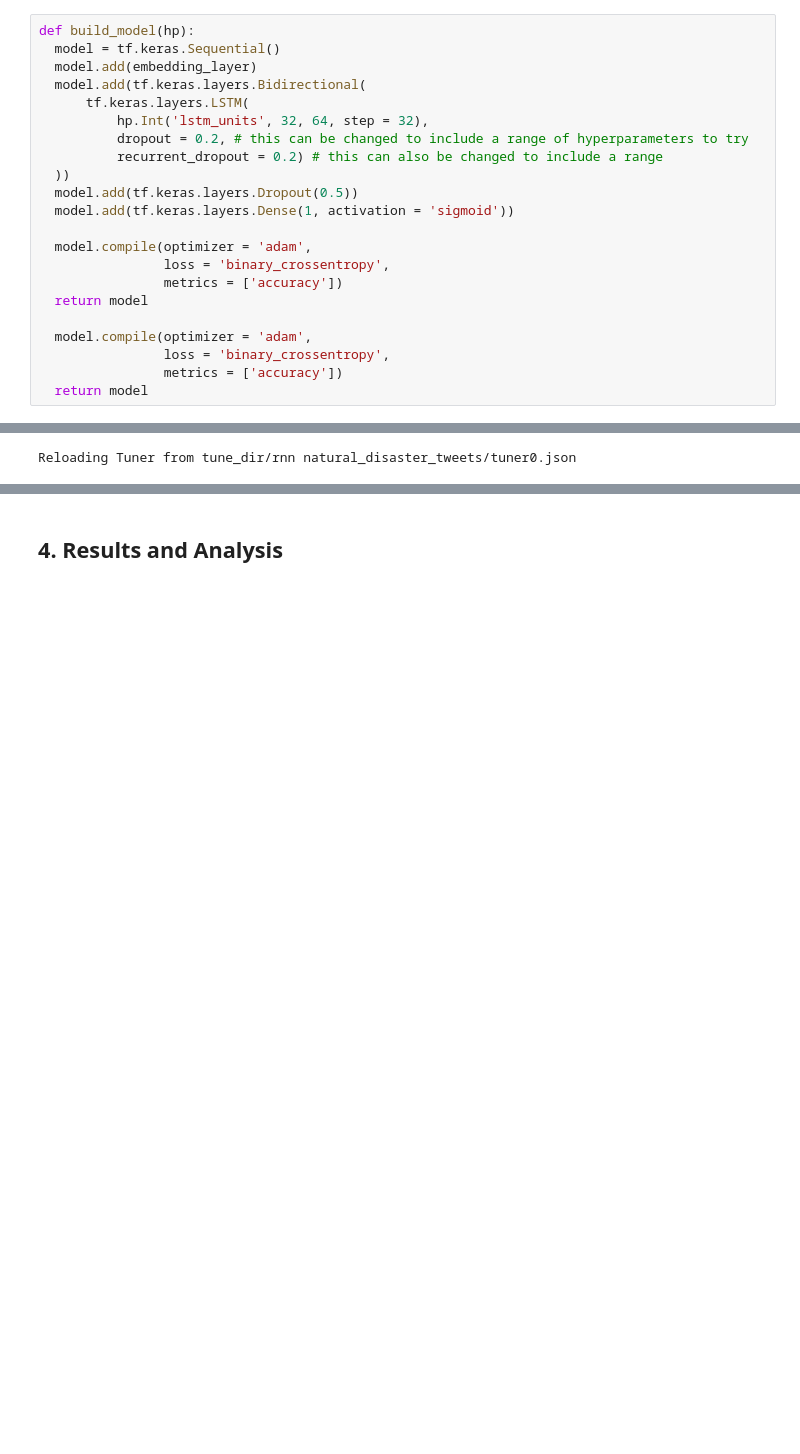
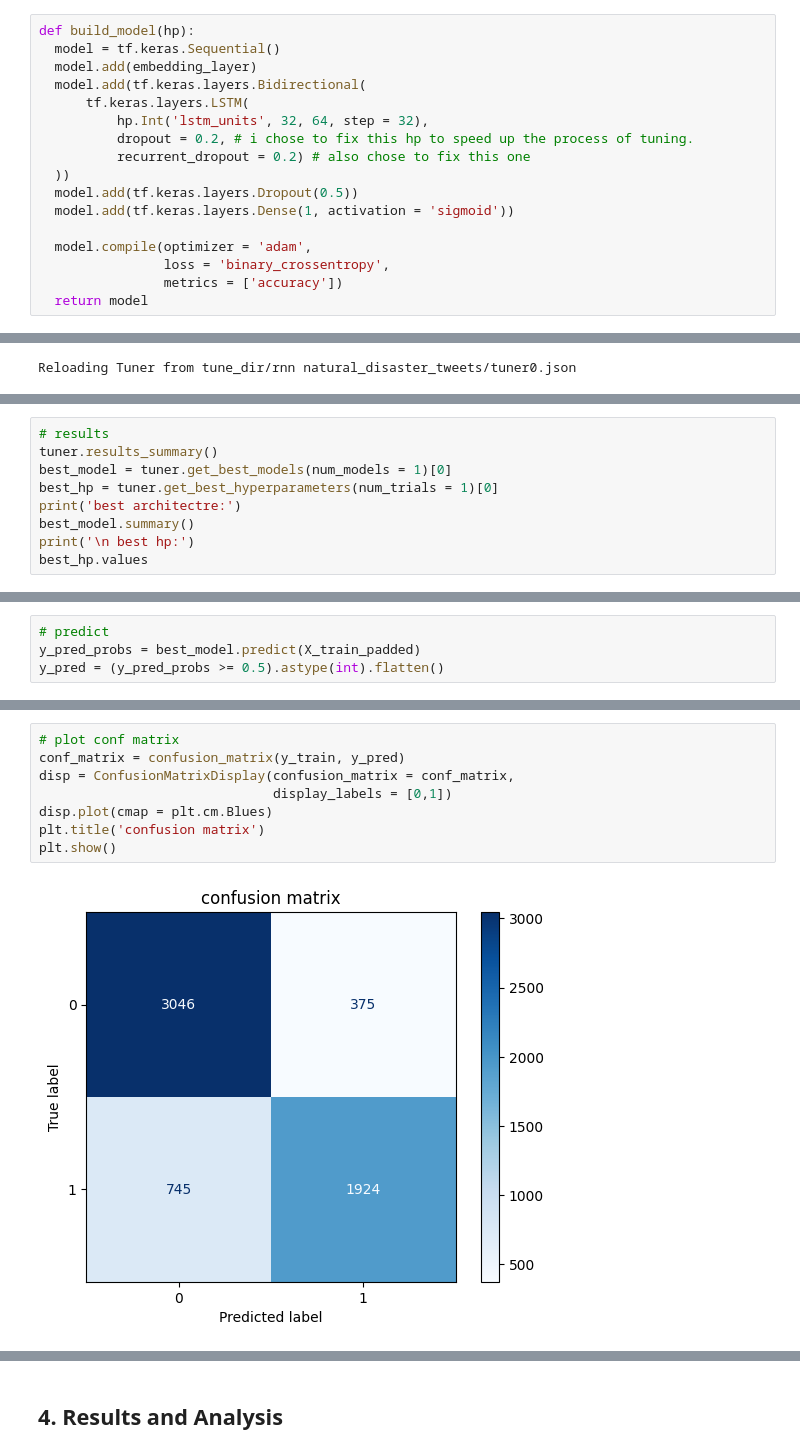
Before and after one commit to FleaBusyBeeBergs/dtsa5511-rnn, a Jupyter notebook: nlp_disaster_tweets.ipynb, the cells around one changed output, grey strips where cells are left out. Saved outputs shown, nothing was run; the diff lists cells and outputs as text; blank space fills up the shorter version.

```diff
--- a/nlp_disaster_tweets.ipynb
+++ b/nlp_disaster_tweets.ipynb
@@ -563,8 +563,8 @@ def build_model(hp):
   model.add(tf.keras.layers.Bidirectional(
       tf.keras.layers.LSTM(
           hp.Int('lstm_units', 32, 64, step = 32),
-          dropout = 0.2, # this can be changed to include a range of hyperparameters to try
-          recurrent_dropout = 0.2) # this can also be changed to include a range
+          dropout = 0.2, # i chose to fix this hp to speed up the process of tuning.
+          recurrent_dropout = 0.2) # also chose to fix this one
   ))
   model.add(tf.keras.layers.Dropout(0.5))
   model.add(tf.keras.layers.Dense(1, activation = 'sigmoid'))
@@ -573,11 +573,6 @@ def build_model(hp):
                 loss = 'binary_crossentropy',
                 metrics = ['accuracy'])
   return model
-
-  model.compile(optimizer = 'adam',
-                loss = 'binary_crossentropy',
-                metrics = ['accuracy'])
-  return model
 # %%
 tuner = kt.RandomSearch(build_model,
                         objective = 'val_accuracy',
@@ -613,0 +591,9 @@ Score: 0.8069599270820618
+# %%
+# results
+tuner.results_summary()
+best_model = tuner.get_best_models(num_models = 1)[0]
+best_hp = tuner.get_best_hyperparameters(num_trials = 1)[0]
+print('best architectre:')
+best_model.summary()
+print('\n best hp:')
+best_hp.values
@@ -613,0 +633,4 @@ Score: 0.8069599270820618
+# %%
+# predict
+y_pred_probs = best_model.predict(X_train_padded)
+y_pred = (y_pred_probs >= 0.5).astype(int).flatten()
@@ -613,0 +639,10 @@ Score: 0.8069599270820618
+# %%
+# plot conf matrix
+conf_matrix = confusion_matrix(y_train, y_pred)
+disp = ConfusionMatrixDisplay(confusion_matrix = conf_matrix,
+                              display_labels = [0,1])
+disp.plot(cmap = plt.cm.Blues)
+plt.title('confusion matrix')
+plt.show()
+# %% [output]
+[figure, added]
```
Also changed, not shown: parts of 12 cells of this notebook.
